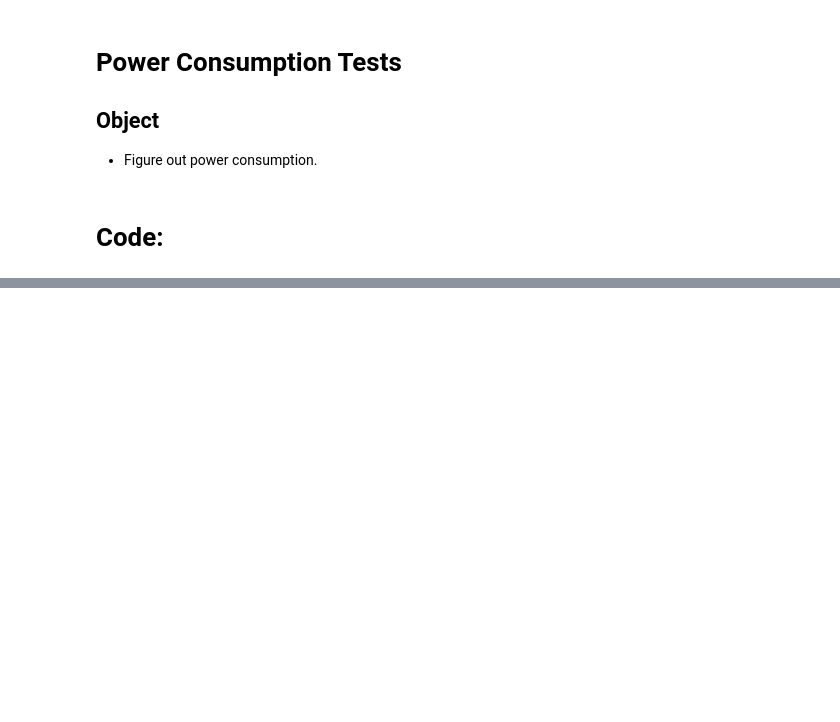
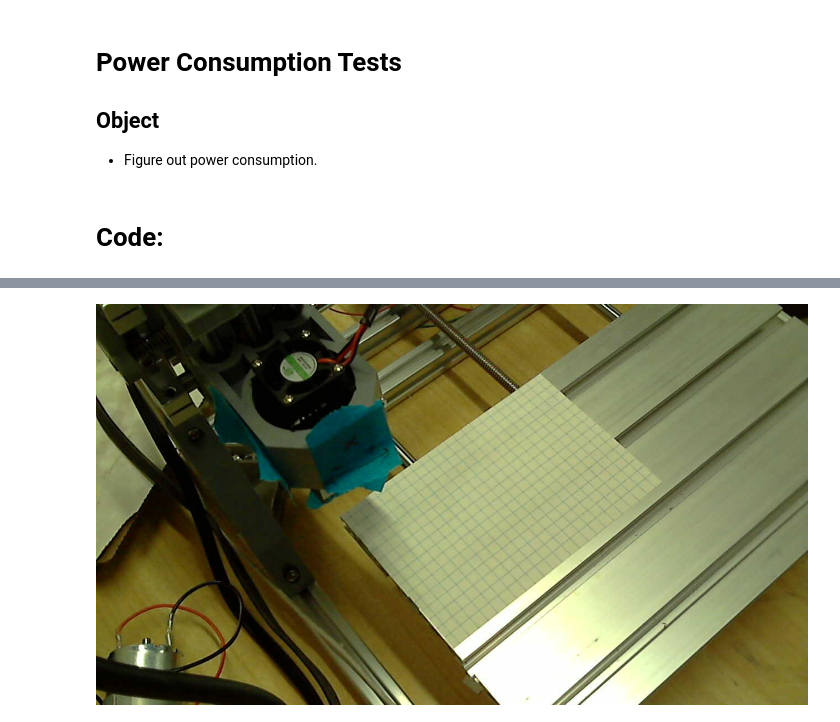
Before and after one commit to dapperfu/CNC3018, a Jupyter notebook: python_rs274/Power Consumption Tests.ipynb, the cells around one changed output, grey strips where cells are left out. Cells and saved outputs as stored; diff of their text form; code cells hidden in the pictures; blank space fills up the shorter version.

```diff
--- a/python_rs274/Power Consumption Tests.ipynb
+++ b/python_rs274/Power Consumption Tests.ipynb
@@ -222,0 +129,5 @@ cnc.cmd("$N")
+# %%
+from utils import picture
+picture()
+# %% [output]
+[figure, added]
```
Also changed, not shown: parts of 43 cells of this notebook, 4 other files.
